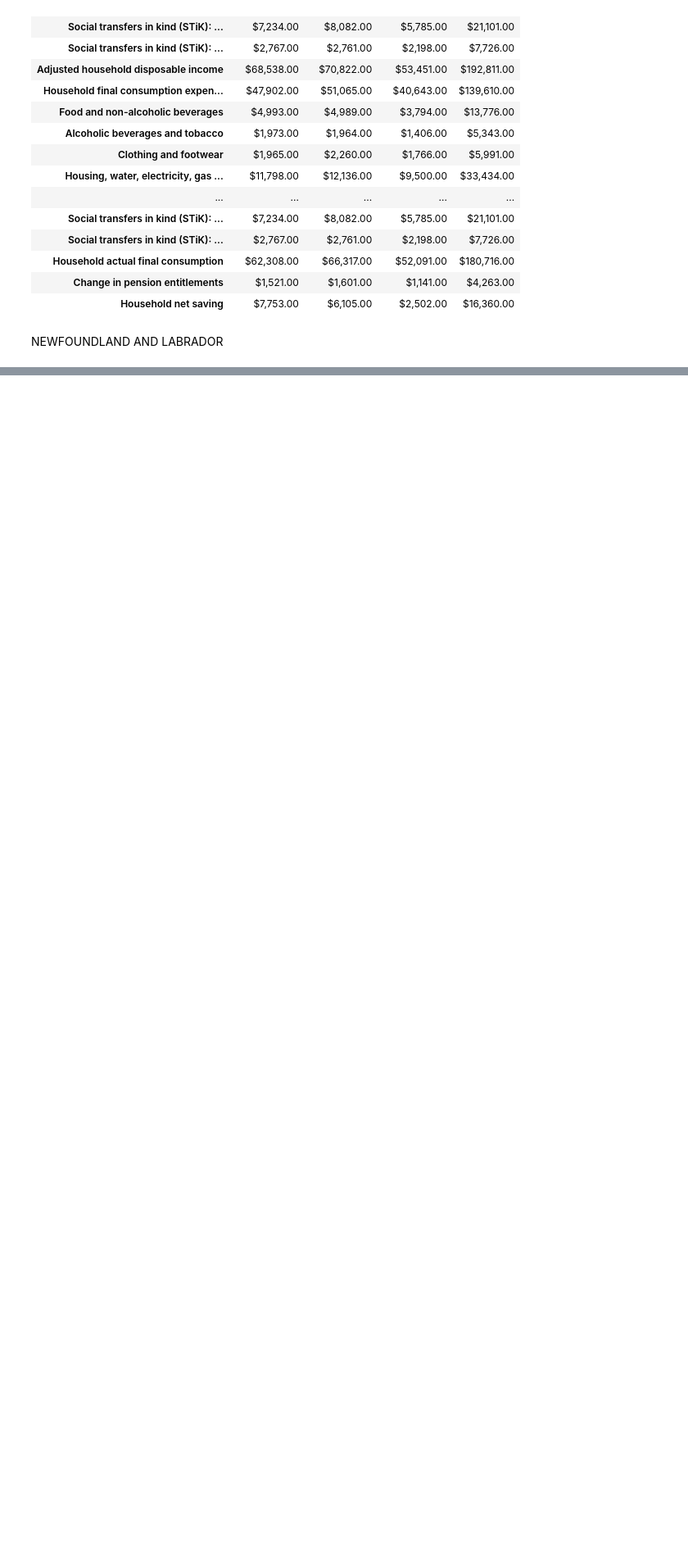
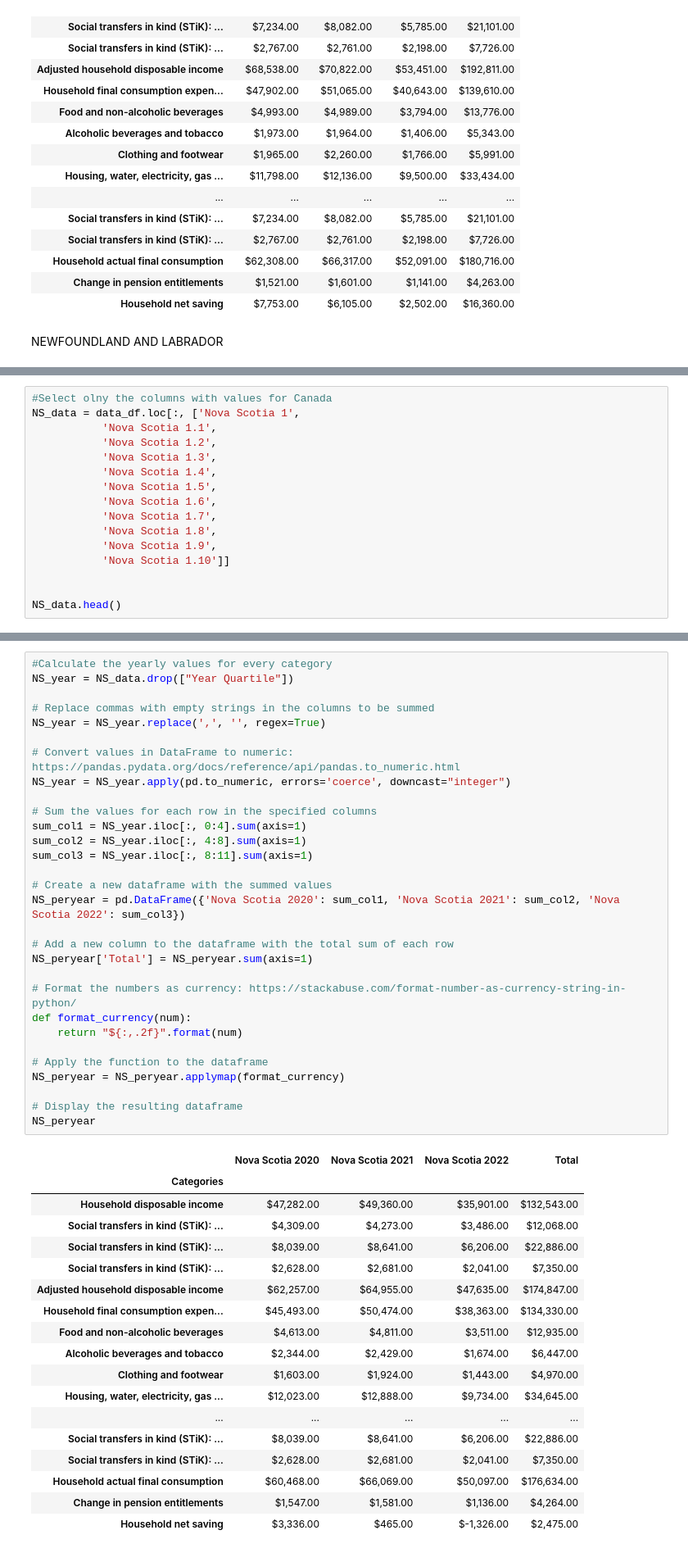
Before and after one commit to kristianrafuse/Canadian-Household-Finance-Study, a Jupyter notebook: Data Transformation.ipynb, the cells around one changed output, grey strips where cells are left out. Shown: that part at 82% size. Drawn from its saved outputs; the diff is of its cells as text; blank space fills up the shorter version.

```diff
--- a/Data Transformation.ipynb
+++ b/Data Transformation.ipynb
@@ -215,0 +293,16 @@ NL_peryear
+# %%
+#Select olny the columns with values for Canada
+NS_data = data_df.loc[:, ['Nova Scotia 1',
+           'Nova Scotia 1.1',
+           'Nova Scotia 1.2',
+           'Nova Scotia 1.3',
+           'Nova Scotia 1.4',
+           'Nova Scotia 1.5',
+           'Nova Scotia 1.6',
+           'Nova Scotia 1.7',
+           'Nova Scotia 1.8',
+           'Nova Scotia 1.9',
+           'Nova Scotia 1.10']]
+
+
+NS_data.head()
@@ -215,0 +317,49 @@ NL_peryear
+# %%
+#Calculate the yearly values for every category
+NS_year = NS_data.drop(["Year Quartile"])
+
+# Replace commas with empty strings in the columns to be summed
+NS_year = NS_year.replace(',', '', regex=True)
+
+# Convert values in DataFrame to numeric: https://pandas.pydata.org/docs/reference/api/pandas.to_numeric.html
+NS_year = NS_year.apply(pd.to_numeric, errors='coerce', downcast="integer")
+
+# Sum the values for each row in the specified columns
+sum_col1 = NS_year.iloc[:, 0:4].sum(axis=1)
+sum_col2 = NS_year.iloc[:, 4:8].sum(axis=1)
+sum_col3 = NS_year.iloc[:, 8:11].sum(axis=1)
+
+# Create a new dataframe with the summed values
+NS_peryear = pd.DataFrame({'Nova Scotia 2020': sum_col1, 'Nova Scotia 2021': sum_col2, 'Nova Scotia 2022': sum_col3})
+
+# Add a new column to the dataframe with the total sum of each row
+NS_peryear['Total'] = NS_peryear.sum(axis=1)
+
+# Format the numbers as currency: https://stackabuse.com/format-number-as-currency-string-in-python/
+def format_currency(num):
+    return "${:,.2f}".format(num)
+
+# Apply the function to the dataframe
+NS_peryear = NS_peryear.applymap(format_currency)
+
+# Display the resulting dataframe
+NS_peryear
+# %% [output]
+|  | Nova Scotia 2020 | Nova Scotia 2021 | Nova Scotia 2022 | Total |
+| Categories |  |  |  |  |
+| Household disposable income | $47,282.00 | $49,360.00 | $35,901.00 | $132,543.00 |
+| Social transfers in kind (STiK): ... | $4,309.00 | $4,273.00 | $3,486.00 | $12,068.00 |
+| Social transfers in kind (STiK): ... | $8,039.00 | $8,641.00 | $6,206.00 | $22,886.00 |
+| Social transfers in kind (STiK): ... | $2,628.00 | $2,681.00 | $2,041.00 | $7,350.00 |
+| Adjusted household disposable income | $62,257.00 | $64,955.00 | $47,635.00 | $174,847.00 |
+| Household final consumption expen... | $45,493.00 | $50,474.00 | $38,363.00 | $134,330.00 |
+| Food and non-alcoholic beverages | $4,613.00 | $4,811.00 | $3,511.00 | $12,935.00 |
+| Alcoholic beverages and tobacco | $2,344.00 | $2,429.00 | $1,674.00 | $6,447.00 |
+| Clothing and footwear | $1,603.00 | $1,924.00 | $1,443.00 | $4,970.00 |
+| Housing, water, electricity, gas ... | $12,023.00 | $12,888.00 | $9,734.00 | $34,645.00 |
+| ... | ... | ... | ... | ... |
+| Social transfers in kind (STiK): ... | $8,039.00 | $8,641.00 | $6,206.00 | $22,886.00 |
+| Social transfers in kind (STiK): ... | $2,628.00 | $2,681.00 | $2,041.00 | $7,350.00 |
+| Household actual final consumption | $60,468.00 | $66,069.00 | $50,097.00 | $176,634.00 |
+| Change in pension entitlements | $1,547.00 | $1,581.00 | $1,136.00 | $4,264.00 |
+| Household net saving | $3,336.00 | $465.00 | $-1,326.00 | $2,475.00 |
```
Also changed, not shown: parts of 35 cells of this notebook.
